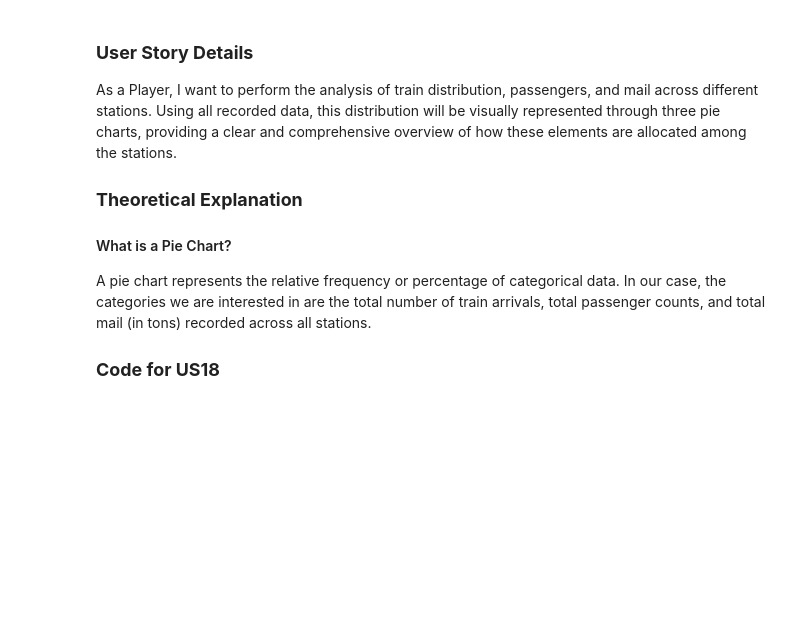
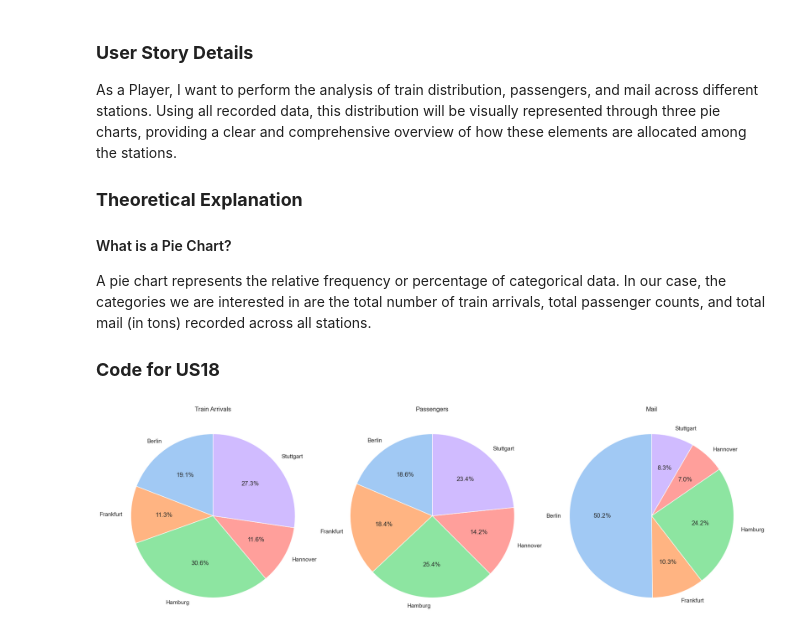
Before and after one commit to goncalolopesp/sem2-pi-24.25-g093-repo, a Jupyter notebook: docs/station-data-analysis/Station_Data_Analysis_G93.ipynb, the cells around one changed output. Saved outputs shown, nothing was run; the diff lists cells and outputs as text; code cells hidden in the pictures; blank space fills up the shorter version.

```diff
--- a/docs/station-data-analysis/Station_Data_Analysis_G93.ipynb
+++ b/docs/station-data-analysis/Station_Data_Analysis_G93.ipynb
@@ -42,3 +42,52 @@ As a Player, I want to perform the analysis of train distribution, passengers, a
 A pie chart represents the relative frequency or percentage of categorical data. In our case, the categories we are interested in are the total number of train arrivals, total passenger counts, and total mail (in tons) recorded across all stations.
 
 ### **Code for US18**
+# %%
+import pandas as pd
+import matplotlib.pyplot as plt
+import seaborn as sns
+
+sns.set(style="whitegrid")
+
+caminho_ficheiro = 'Stations_Data.csv'
+df = pd.read_csv(caminho_ficheiro, sep=';')
+
+# Transforming data into numbers, by replacing ',' with '.'
+colunas = ['Arrivals', 'Passengers', 'Mail']
+for col in colunas:
+    df[col] = pd.to_numeric(
+        df[col].astype(str).str.replace(',', '.'),
+        errors='coerce'
+    )
+
+# Group the information by Station
+df_agrupado = df.groupby('Station', as_index=False).agg({
+    'Arrivals': 'sum',
+    'Passengers': 'sum',
+    'Mail': 'sum'
+})
+
+# Creating the figure with 3 pie charts in it
+plt.figure(figsize=(18, 6))
+
+categorias = ['Arrivals', 'Passengers', 'Mail']
+titulos = ['Train Arrivals', 'Passengers', 'Mail']
+
+for i, categoria in enumerate(categorias, 1):
+    plt.subplot(1, 3, i)
+    data = df_agrupado[['Station', categoria]].copy()
+
+    plt.pie(
+        data[categoria],
+        labels=data['Station'],
+        autopct='%1.1f%%',
+        startangle=90,
+        colors=sns.color_palette('pastel')
+    )
+    plt.axis('equal')
+    plt.title(titulos[i - 1])
+
+plt.tight_layout()
+plt.show()
+# %% [output]
+[figure, added]
```
